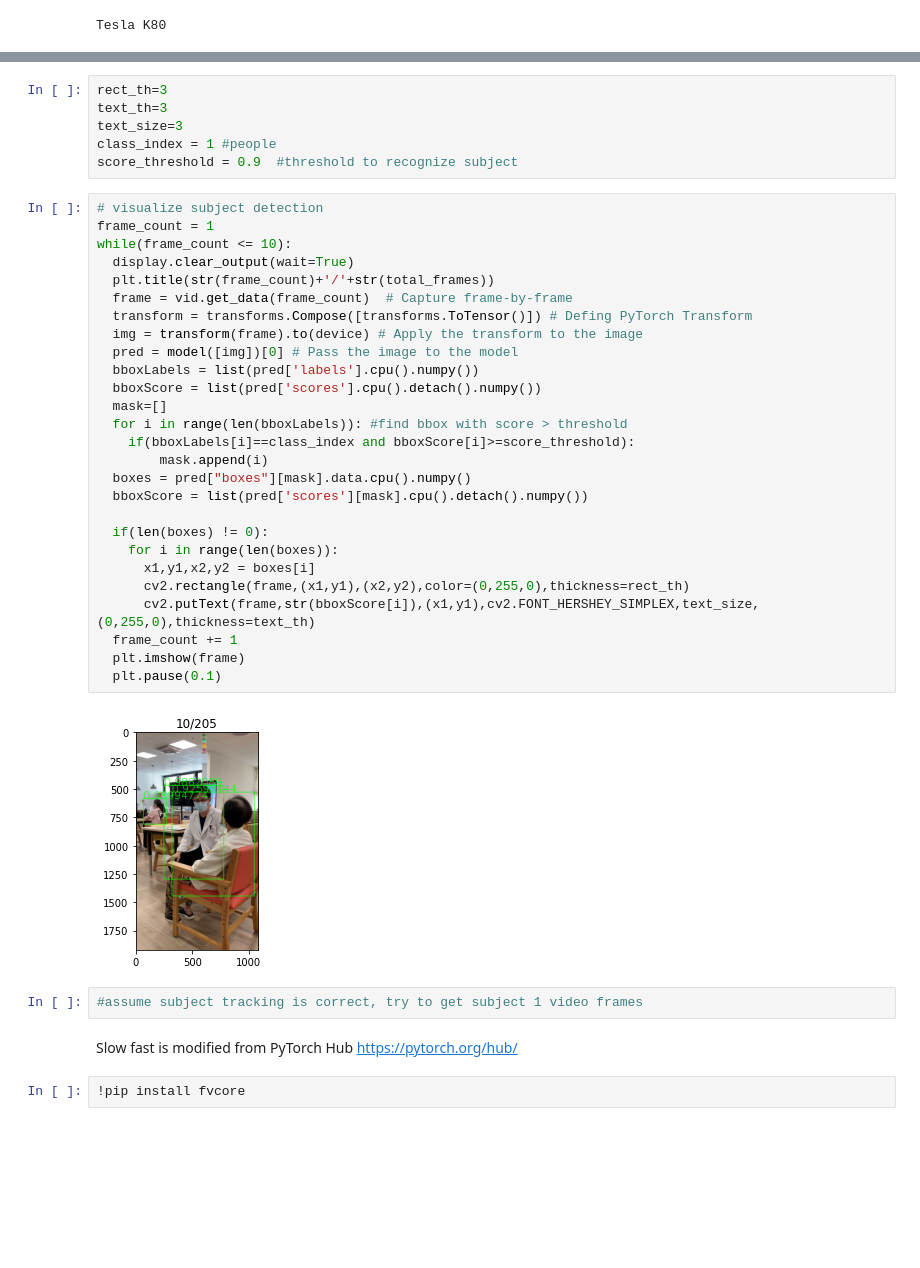
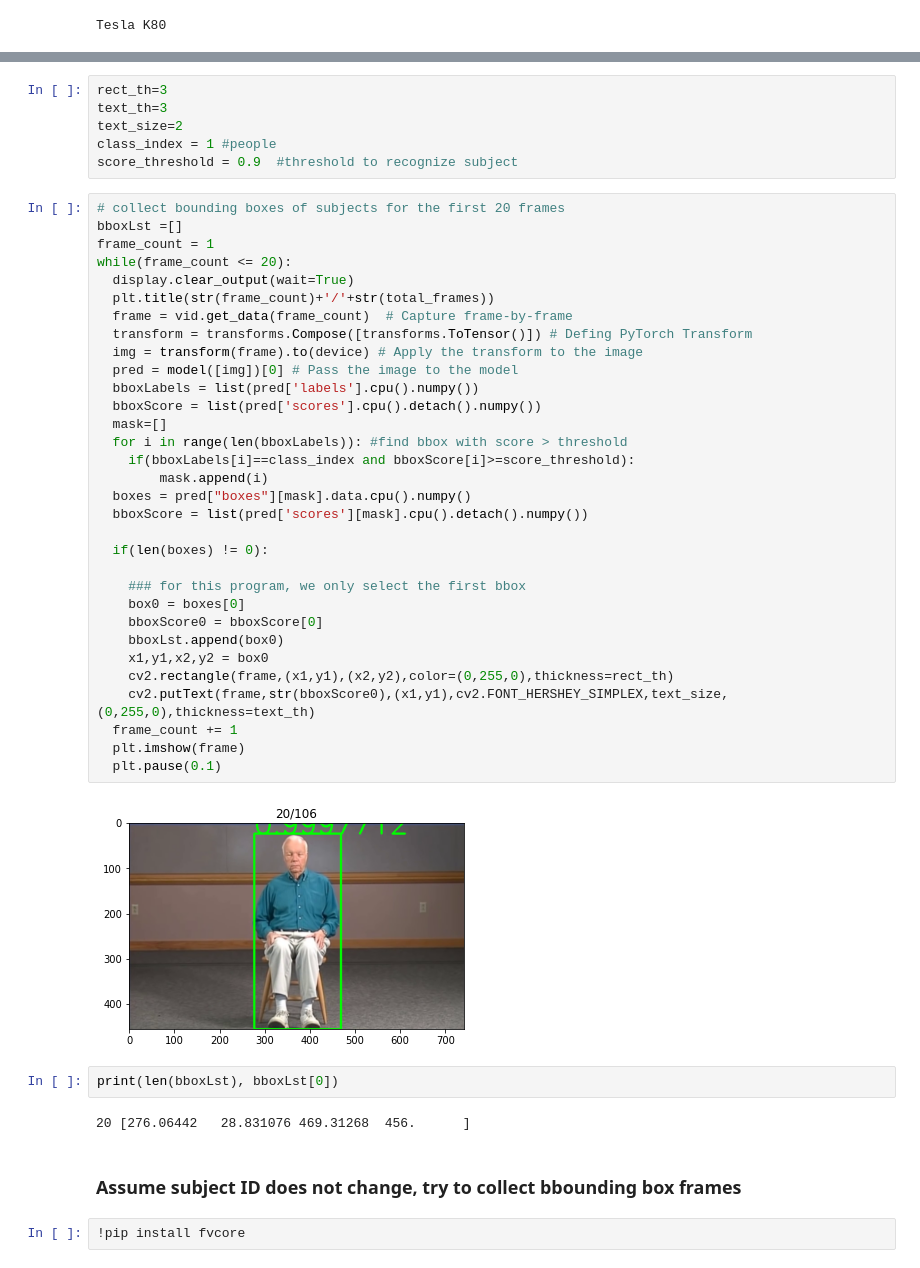
Before and after one commit to TienLungSun/PyTorch-CV-tasks, a Jupyter notebook: SlowFast(2) add FasterRCNN.ipynb, the cells around one changed output, grey strips where cells are left out. Saved outputs shown, nothing was run; the diff lists cells and outputs as text; blank space fills up the shorter version.

```diff
--- a/SlowFast(2) add FasterRCNN.ipynb
+++ b/SlowFast(2) add FasterRCNN.ipynb
@@ -72,42 +70,49 @@ Downloading: "https://download.pytorch.org/models/fasterrcnn_resnet50_fpn_coco-2
 # %%
 rect_th=3
 text_th=3
-text_size=3
+text_size=2
 class_index = 1 #people
 score_threshold = 0.9  #threshold to recognize subject
 # %%
-# visualize subject detection
+# collect bounding boxes of subjects for the first 20 frames
+bboxLst =[]
 frame_count = 1
-while(frame_count <= 10):
+while(frame_count <= 20):
   display.clear_output(wait=True)
   plt.title(str(frame_count)+'/'+str(total_frames))
   frame = vid.get_data(frame_count)  # Capture frame-by-frame
   transform = transforms.Compose([transforms.ToTensor()]) # Defing PyTorch Transform
   img = transform(frame).to(device) # Apply the transform to the image
   pred = model([img])[0] # Pass the image to the model
   bboxLabels = list(pred['labels'].cpu().numpy())
   bboxScore = list(pred['scores'].cpu().detach().numpy())
   mask=[]
   for i in range(len(bboxLabels)): #find bbox with score > threshold
     if(bboxLabels[i]==class_index and bboxScore[i]>=score_threshold):
         mask.append(i)
   boxes = pred["boxes"][mask].data.cpu().numpy()
   bboxScore = list(pred['scores'][mask].cpu().detach().numpy())
 
   if(len(boxes) != 0):
-    for i in range(len(boxes)):
-      x1,y1,x2,y2 = boxes[i]
-      cv2.rectangle(frame,(x1,y1),(x2,y2),color=(0,255,0),thickness=rect_th)
-      cv2.putText(frame,str(bboxScore[i]),(x1,y1),cv2.FONT_HERSHEY_SIMPLEX,text_size,(0,255,0),thickness=text_th)
+
+    ### for this program, we only select the first bbox
+    box0 = boxes[0]
+    bboxScore0 = bboxScore[0]
+    bboxLst.append(box0)
+    x1,y1,x2,y2 = box0
+    cv2.rectangle(frame,(x1,y1),(x2,y2),color=(0,255,0),thickness=rect_th)
+    cv2.putText(frame,str(bboxScore0),(x1,y1),cv2.FONT_HERSHEY_SIMPLEX,text_size,(0,255,0),thickness=text_th)
   frame_count += 1
   plt.imshow(frame)
   plt.pause(0.1)
 # %% [output]
-[figure, old version]
+[figure, new version]
-# %%
-#assume subject tracking is correct, try to get subject 1 video frames
-# %% [markdown]
-Slow fast is modified from PyTorch Hub https://pytorch.org/hub/
+# %%
+print(len(bboxLst), bboxLst[0])
+# %% [output]
+20 [276.06442   28.831076 469.31268  456.      ]
+# %% [markdown]
+### Assume subject ID does not change, try to collect bbounding box frames
 # %%
 !pip install fvcore
 # %% [output]
```
Also changed, not shown: parts of 10 cells of this notebook.
